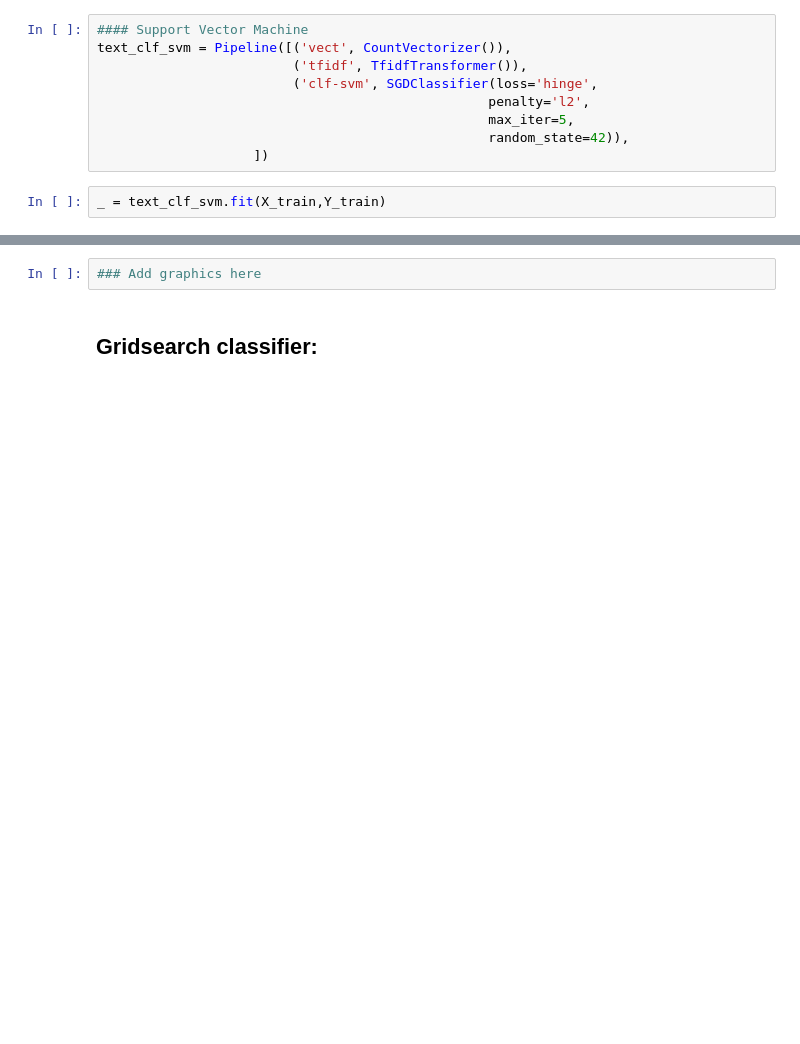
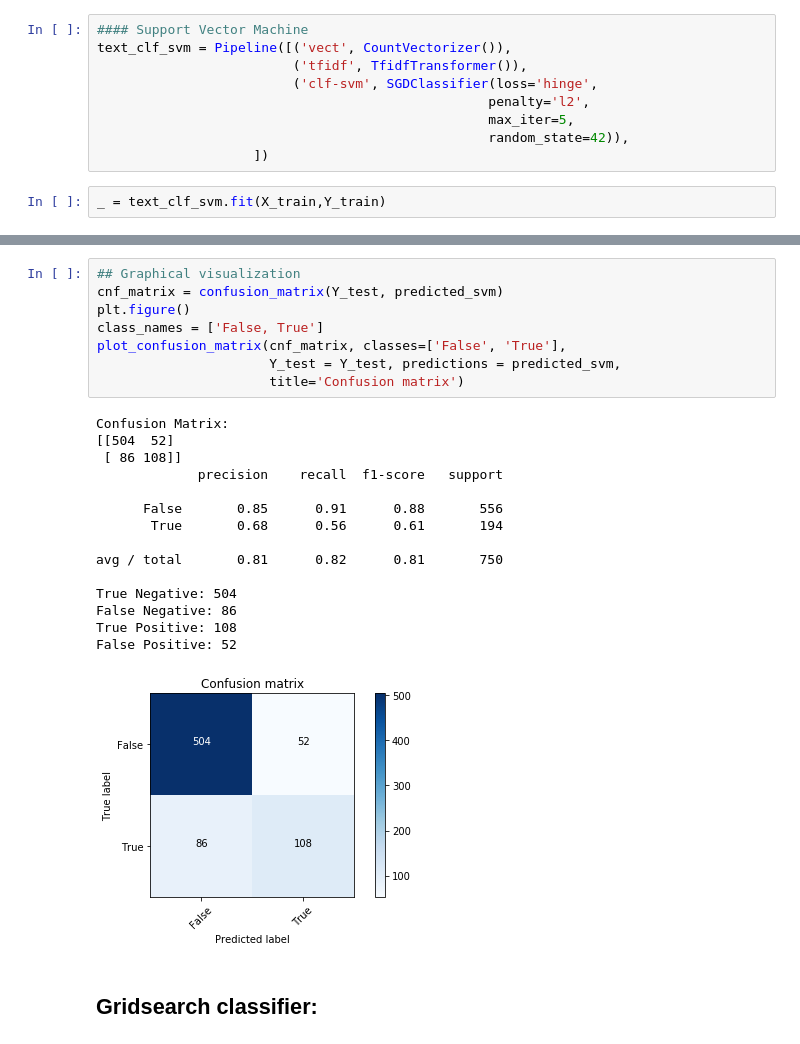
Before and after one commit to Alvores/NaturalLanguageProcessing, a Jupyter notebook: Text Classifiers.ipynb, the cells around one changed output, grey strips where cells are left out. Saved outputs shown, nothing was run; the diff lists cells and outputs as text; blank space fills up the shorter version.

```diff
--- a/Text Classifiers.ipynb
+++ b/Text Classifiers.ipynb
@@ -95,5 +161,27 @@ Accuracy: 0.821
-# %%
-### Add graphics here
+# %%
+## Graphical visualization
+cnf_matrix = confusion_matrix(Y_test, predicted_svm)
+plt.figure()
+class_names = ['False, True']
+plot_confusion_matrix(cnf_matrix, classes=['False', 'True'],
+                      Y_test = Y_test, predictions = predicted_svm,
+                      title='Confusion matrix')
+# %% [output]
+Confusion Matrix:
+[[504  52]
+ [ 86 108]]
+             precision    recall  f1-score   support
+
+      False       0.85      0.91      0.88       556
+       True       0.68      0.56      0.61       194
+
+avg / total       0.81      0.82      0.81       750
+
+True Negative: 504
+False Negative: 86
+True Positive: 108
+False Positive: 52
+[figure, added]
 # %% [markdown]
 ## Gridsearch classifier:
 # %%
```
Also changed, not shown: parts of 30 cells of this notebook.
